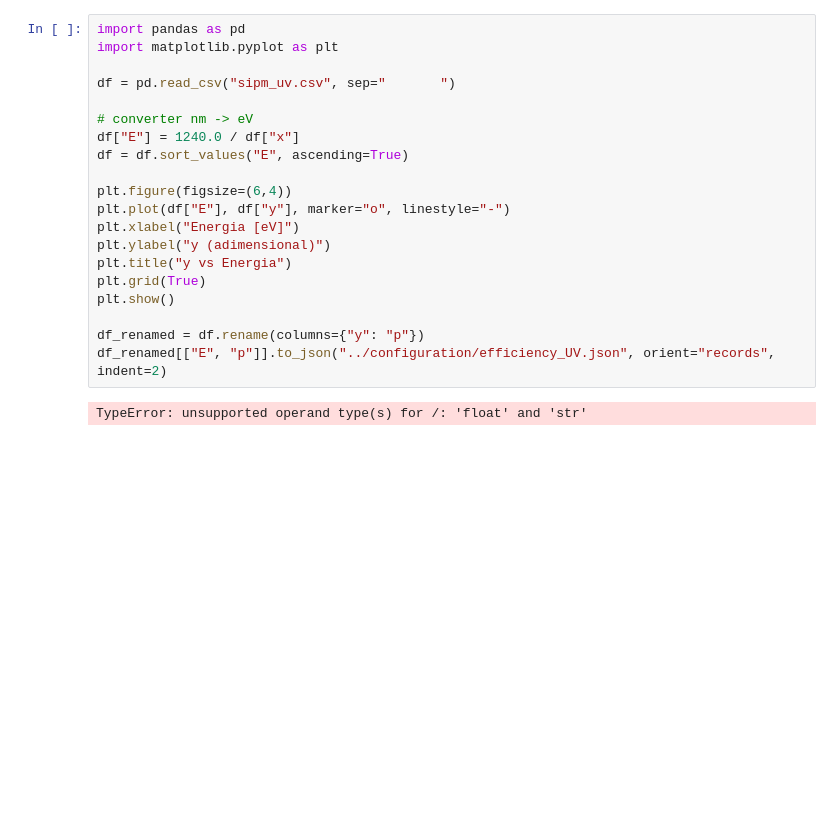
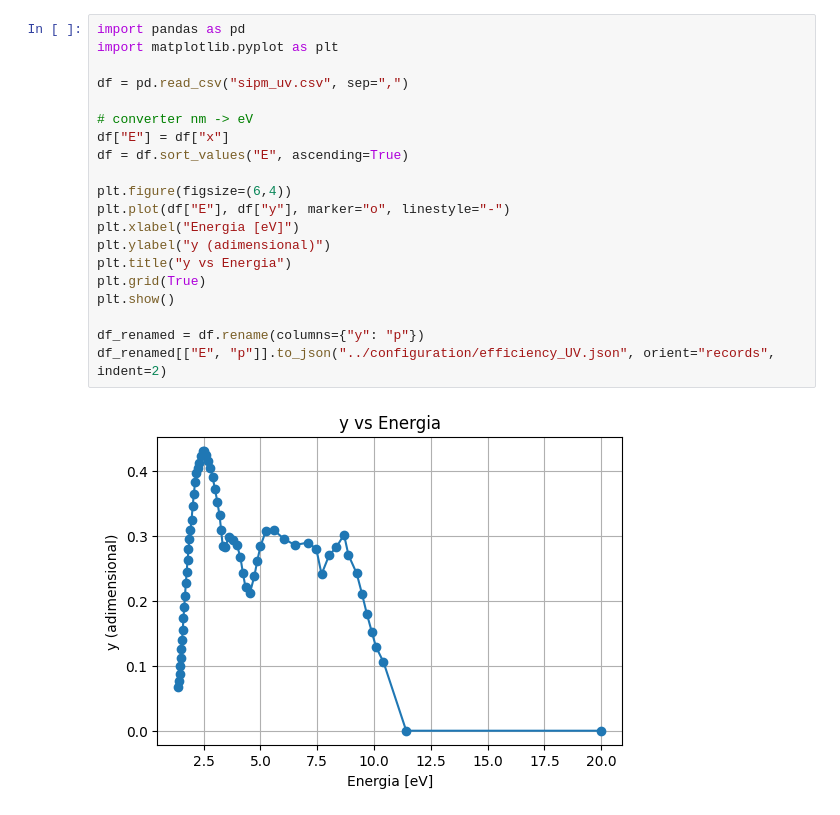
Before and after one commit to GBotogoske/projeto_geant4_final, a Jupyter notebook: project/scripts/calculate_sipm.ipynb, the cells around one changed output. Saved outputs shown, nothing was run; the diff lists cells and outputs as text; blank space fills up the shorter version.

```diff
--- a/project/scripts/calculate_sipm.ipynb
+++ b/project/scripts/calculate_sipm.ipynb
@@ -23,22 +40,22 @@ TypeError: unsupported operand type(s) for /: 'float' and 'str'
 # %%
 import pandas as pd
 import matplotlib.pyplot as plt
 
-df = pd.read_csv("sipm_uv.csv", sep="	    ")
+df = pd.read_csv("sipm_uv.csv", sep=",")
 
 # converter nm -> eV
-df["E"] = 1240.0 / df["x"]
+df["E"] = df["x"]
 df = df.sort_values("E", ascending=True)
 
 plt.figure(figsize=(6,4))
 plt.plot(df["E"], df["y"], marker="o", linestyle="-")
 plt.xlabel("Energia [eV]")
 plt.ylabel("y (adimensional)")
 plt.title("y vs Energia")
 plt.grid(True)
 plt.show()
 
 df_renamed = df.rename(columns={"y": "p"})
 df_renamed[["E", "p"]].to_json("../configuration/efficiency_UV.json", orient="records", indent=2)
 # %% [output]
-TypeError: unsupported operand type(s) for /: 'float' and 'str'
+[figure, added]
```
Also changed, not shown: parts of 1 cell of this notebook, 4 other files.
